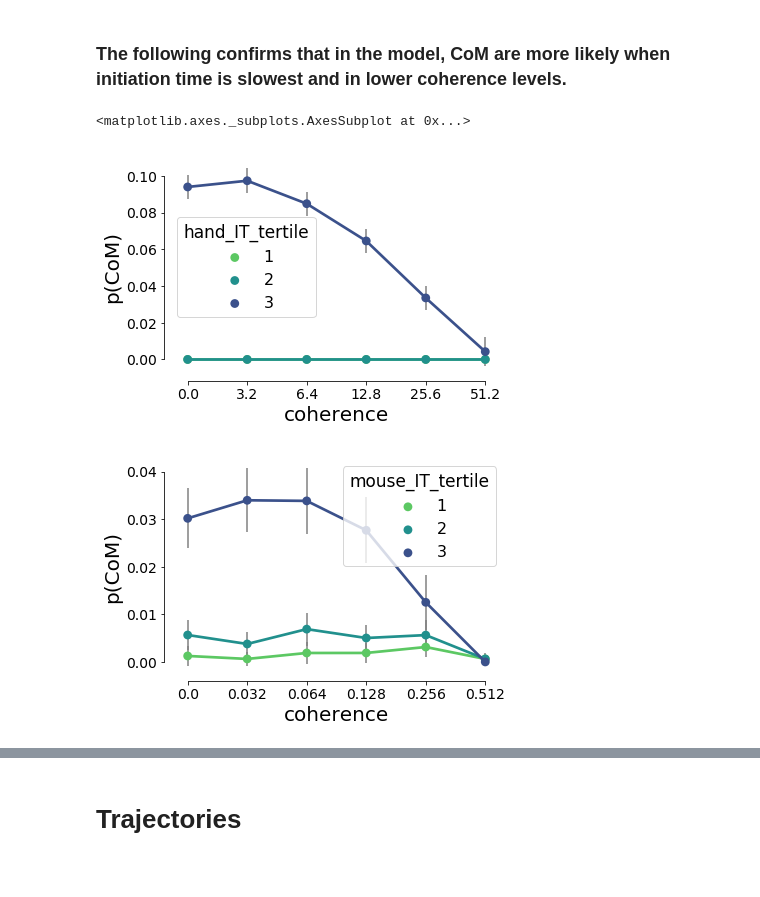
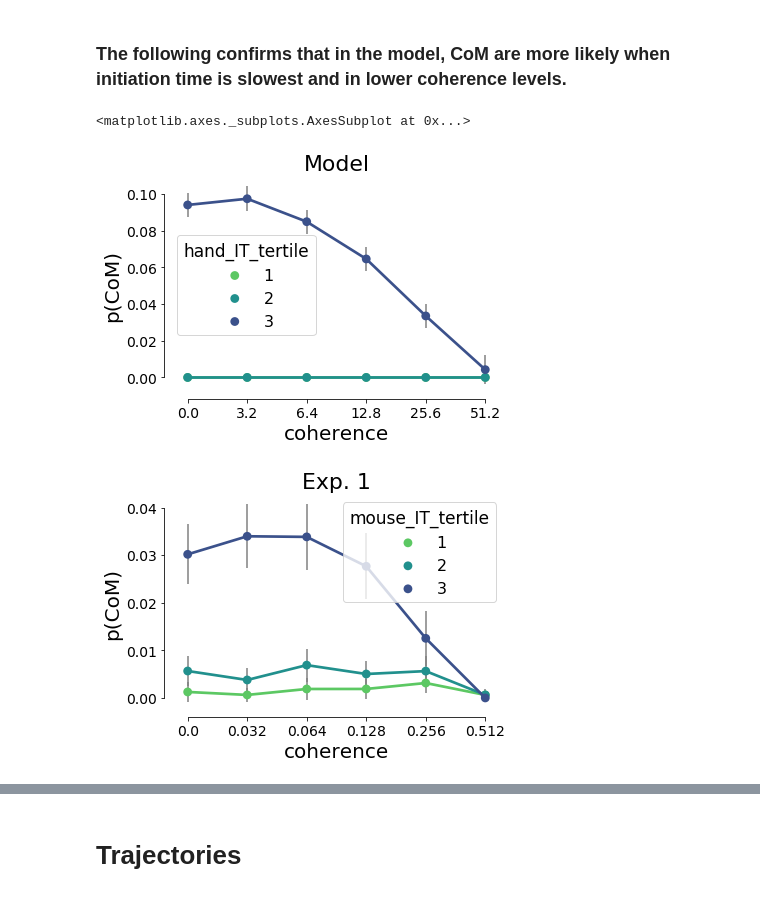
Before and after one commit to nidstigator/com_fixed_duration, a Jupyter notebook: plotting_code/python/results_notebook.ipynb, the cells around one changed output, grey strips where cells are left out. Saved outputs shown, nothing was run; the diff lists cells and outputs as text; code cells hidden in the pictures.

```diff
--- a/plotting_code/python/results_notebook.ipynb
+++ b/plotting_code/python/results_notebook.ipynb
@@ -480,7 +480,7 @@ def get_ci_vs_var(choices, var, n_threshold=0):
 
     return ci.reset_index()
 
-def plot_p_com_vs_var_ci(choices, var, palette='viridis_r', n_threshold=0):
+def plot_p_com_vs_var_ci(choices, var, title, palette='viridis_r', n_threshold=0):
     plt.figure()
     # this is needed to convert eye IT tertile from float to int
     choices[var] = choices[var].astype(int)
@@ -494,7 +494,7 @@ def plot_p_com_vs_var_ci(choices, var, palette='viridis_r', n_threshold=0):
 #     ax.set_ylim(-0.005, 0.12)
     ax.set_ylabel('p(CoM)')
     sns.despine(ax=ax, trim=True, offset=5)
-
+    plt.title(title)
 
 
     return ax
@@ -503,15 +503,15 @@ def plot_p_com_vs_var_ci(choices, var, palette='viridis_r', n_threshold=0):
 # %%
 fig6 = pd.read_csv('../../figures_output/Fig6_exp1.txt', sep=',')
 model_tertiles['hand_IT_tertile'] = pd.qcut(fig6['hand_IT'], 3, labels=[1, 2, 3])
 
 model_tertiles['is_com'] = fig6['is_com'].astype('bool')
 
-plot_p_com_vs_var_ci(model_tertiles, 'hand_IT_tertile', n_threshold=10)
-plot_p_com_vs_var_ci(choices_1, 'mouse_IT_tertile', n_threshold=10)
+plot_p_com_vs_var_ci(model_tertiles, 'hand_IT_tertile', 'Model', n_threshold=10)
+plot_p_com_vs_var_ci(choices_1, 'mouse_IT_tertile', 'Exp. 1', n_threshold=10)
 # %% [output]
 <matplotlib.axes._subplots.AxesSubplot at 0x...>
-[figure, old version]
+[figure, new version]
-[figure, old version]
+[figure, new version]
 # %%
 fig6 = pd.read_csv('../../figures_output/Fig6b_exp1.txt', sep=',')
 fig6[~fig6.isin([np.nan, np.inf, -np.inf]).any(1)]
```
Also changed, not shown: parts of 1 cell of this notebook.
